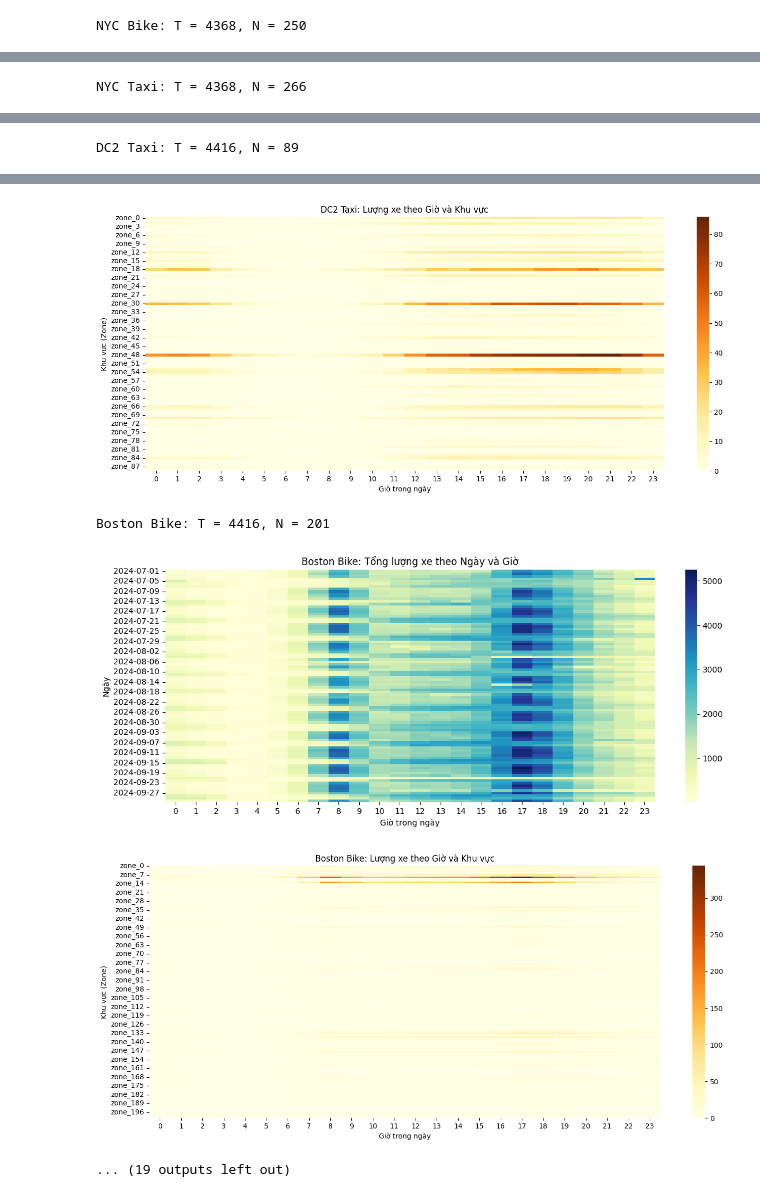
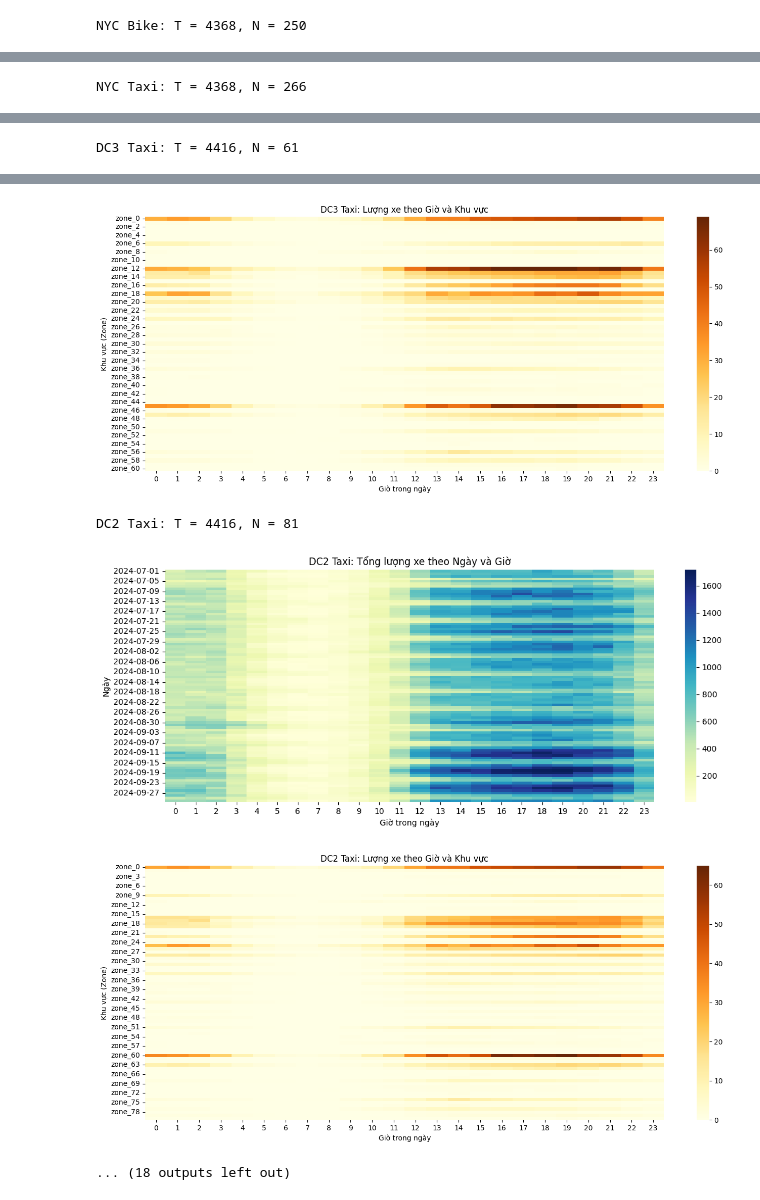
Before and after one commit to Chungg25/GNN4TD, a Jupyter notebook: image.ipynb, the cells around one changed output, grey strips where cells are left out. Drawn from its saved outputs; the diff is of its cells as text; code cells hidden in the pictures.

```diff
--- a/image.ipynb
+++ b/image.ipynb
@@ -50,36 +50,37 @@ def plot_city_heatmaps(file_path, city_name, pick_key='bike_pick', drop_key='bik
         plt.figure(figsize=(14, 6))
         sns.heatmap(heatmap_zone_hour, cmap='YlOrBr')
         plt.title(f"{city_name}: Lượng xe theo Giờ và Khu vực (bỏ node hoạt động mạnh nhất)" if city_name in ['DC Bike', 'Bay Bike'] else f"{city_name}: Lượng xe theo Giờ và Khu vực")
         plt.xlabel("Giờ trong ngày")
         plt.ylabel("Khu vực (Zone)")
         plt.tight_layout()
         plt.show()
 
 city_files = [
     {'file': 'data/nogrid/NYC/bike_data.h5', 'city': 'NYC Bike', 'pick_key': 'bike_pick', 'drop_key': 'bike_drop', 'start': '2016-04-01 00:00:00'},
     {'file': 'data/nogrid/NYC/taxi_data.h5', 'city': 'NYC Taxi', 'pick_key': 'taxi_pick', 'drop_key': 'taxi_drop', 'start': '2016-04-01 00:00:00'},
+    {'file': 'data/nogrid/DC3/taxi_data.h5', 'city': 'DC3 Taxi', 'pick_key': 'taxi_pick', 'drop_key': 'taxi_drop', 'start': '2024-07-01 00:00:00'},
     {'file': 'data/nogrid/DC2/taxi_data.h5', 'city': 'DC2 Taxi', 'pick_key': 'taxi_pick', 'drop_key': 'taxi_drop', 'start': '2024-07-01 00:00:00'},
     {'file': 'data/nogrid/BOSTON/bike_data.h5', 'city': 'Boston Bike', 'pick_key': 'bike_pick', 'drop_key': 'bike_drop', 'start': '2024-07-01 00:00:00'},
     {'file': 'data/nogrid/BOSTON2/bike_data.h5', 'city': 'Boston2 Bike', 'pick_key': 'bike_pick', 'drop_key': 'bike_drop', 'start': '2024-07-01 00:00:00'},
     {'file': 'data/nogrid/BAY/bike_data.h5', 'city': 'Bay Bike', 'pick_key': 'bike_pick', 'drop_key': 'bike_drop', 'start': '2024-07-01 00:00:00'},
     {'file': 'data/nogrid/BAY2/bike_data.h5', 'city': 'Bay2 Bike', 'pick_key': 'bike_pick', 'drop_key': 'bike_drop', 'start': '2024-07-01 00:00:00'},
     {'file': 'data/nogrid/DC/bike_data.h5', 'city': 'DC Bike', 'pick_key': 'bike_pick', 'drop_key': 'bike_drop', 'start': '2024-07-01 00:00:00'},
     {'file': 'data/nogrid/DC2/bike_data.h5', 'city': 'DC2 Bike', 'pick_key': 'bike_pick', 'drop_key': 'bike_drop', 'start': '2024-07-01 00:00:00'},
 ]
 
 for info in city_files:
     plot_city_heatmaps(info['file'], info['city'], info['pick_key'], info['drop_key'], info['start'])
 # %% [output]
 NYC Bike: T = 4368, N = 250
 [figure]
 [figure]
 NYC Taxi: T = 4368, N = 266
 [figure]
 [figure]
-DC2 Taxi: T = 4416, N = 89
+DC3 Taxi: T = 4416, N = 61
 [figure]
-[figure, old version]
+[figure, new version]
-Boston Bike: T = 4416, N = 201
+DC2 Taxi: T = 4416, N = 81
-[figure, old version]
+[figure, new version]
-[figure, old version]
+[figure, new version]
-... (19 outputs left out)
+... (18 outputs left out)
```
Also changed, not shown: 2 other files.
